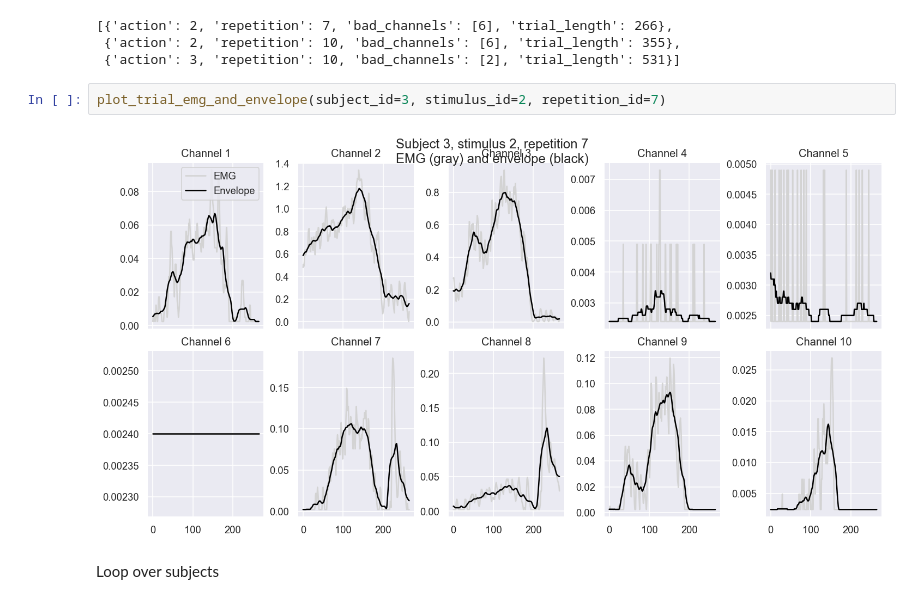
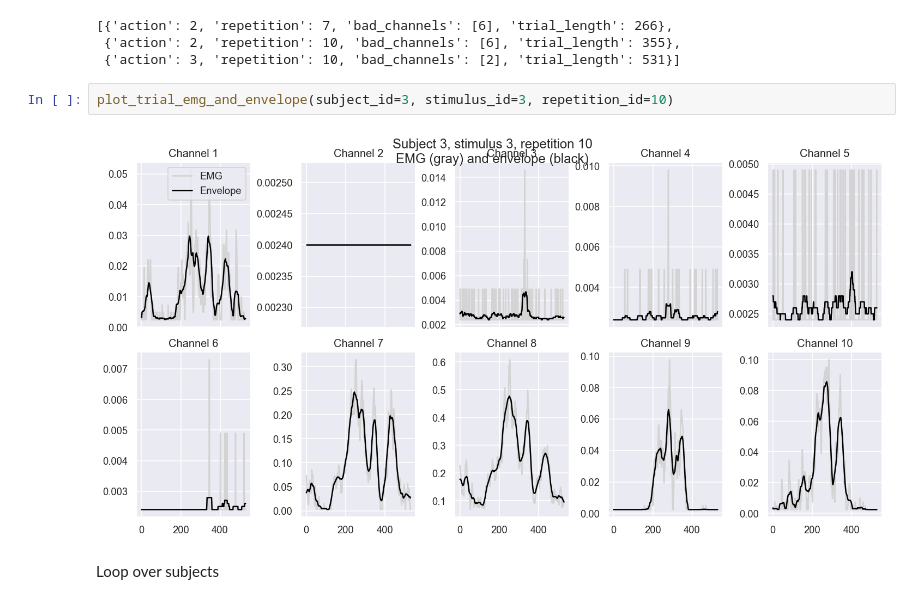
Before and after one commit to philipp-fvef/nx-421-group-w-project-2, a Jupyter notebook: Part2.ipynb, the cells around one changed output. Cells and saved outputs as stored; diff of their text form.

```diff
--- a/Part2.ipynb
+++ b/Part2.ipynb
@@ -442,9 +312,9 @@ Subject 3 – suspicious trials: 3
  {'action': 2, 'repetition': 10, 'bad_channels': [6], 'trial_length': 355},
  {'action': 3, 'repetition': 10, 'bad_channels': [2], 'trial_length': 531}]
 # %%
-plot_trial_emg_and_envelope(subject_id=3, stimulus_id=2, repetition_id=7)
+plot_trial_emg_and_envelope(subject_id=3, stimulus_id=3, repetition_id=10)
 # %% [output]
-[figure, old version]
+[figure, new version]
 # %% [markdown]
 Loop over subjects
 # %%
```
Also changed, not shown: parts of 50 cells of this notebook.
